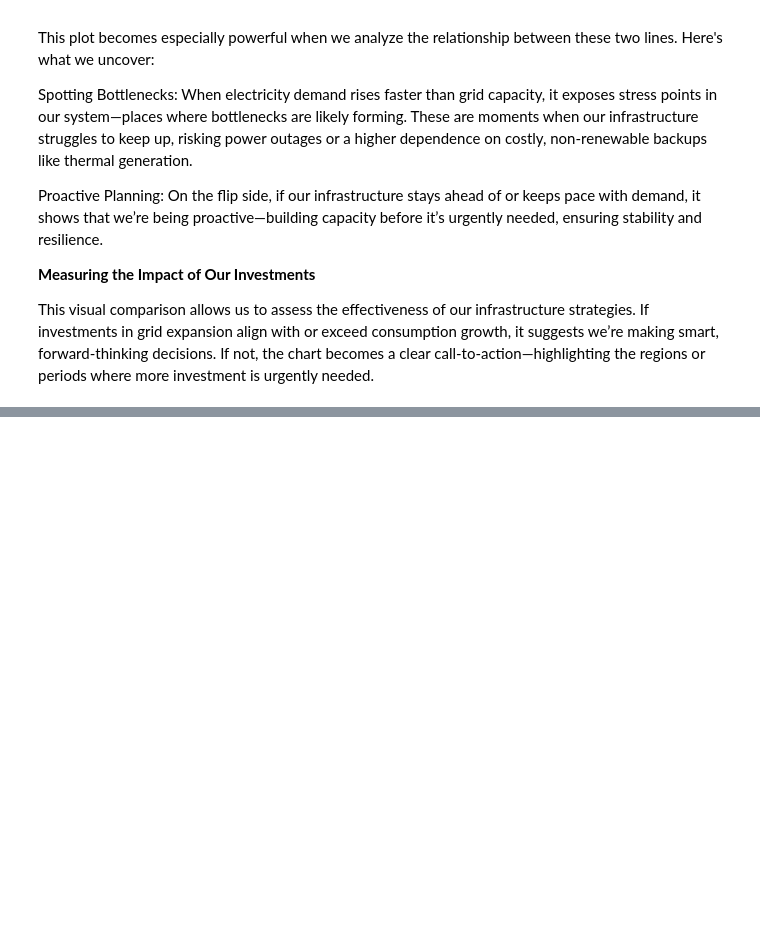
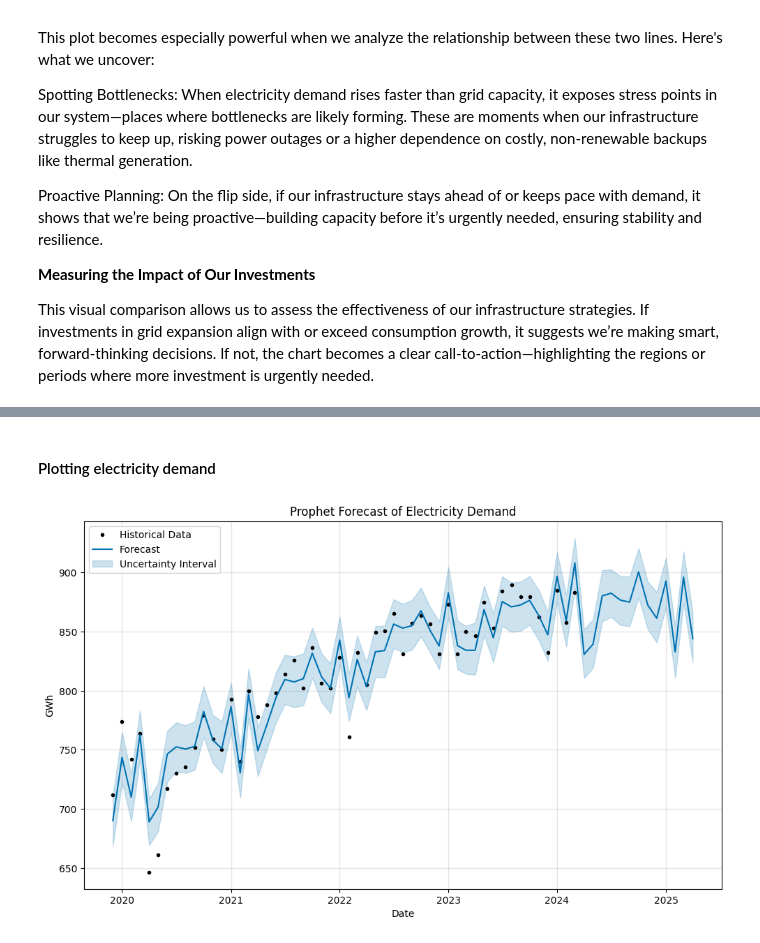
Before and after one commit to CarolN90/Renewable-Energy-Forecasting, a Jupyter notebook: Capstone_phase5.ipynb, the cells around one changed output, grey strips where cells are left out. Saved outputs shown, nothing was run; the diff lists cells and outputs as text; code cells hidden in the pictures; blank space fills up the shorter version.

Commit message:
added the models

```diff
--- a/Capstone_phase5.ipynb
+++ b/Capstone_phase5.ipynb
@@ -722,0 +816,10 @@ This visual comparison allows us to assess the effectiveness of our infrastructu
+# %%
+prophet_df = df.reset_index()[['Month', 'electricity_consumption_GWh']].rename(columns={
+    'Month': 'ds',
+    'electricity_consumption_GWh': 'y'
+})
+
+
+train_size = int(len(prophet_df) * 0.8)
+train_df = prophet_df.iloc[:train_size]
+test_df = prophet_df.iloc[train_size:]
@@ -722,0 +828,4 @@ This visual comparison allows us to assess the effectiveness of our infrastructu
+# %%
+
+model_prophet = Prophet()
+model_prophet.fit(train_df)
@@ -722,0 +838,5 @@ This visual comparison allows us to assess the effectiveness of our infrastructu
+# %%
+
+future = model_prophet.make_future_dataframe(periods=len(test_df), freq='MS')
+forecast_prophet = model_prophet.predict(future)
+forecast_prophet
@@ -722,0 +857,12 @@ This visual comparison allows us to assess the effectiveness of our infrastructu
+# %% [markdown]
+#### Plotting electricity demand
+# %%
+
+fig = model_prophet.plot(forecast_prophet)
+plt.title("Prophet Forecast of Electricity Demand")
+plt.xlabel("Date")
+plt.ylabel("GWh")
+plt.legend(['Historical Data', 'Forecast', 'Uncertainty Interval'], loc='upper left')
+plt.show()
+# %% [output]
+[figure, added]
```
Also changed, not shown: parts of 59 cells of this notebook, 3 other files.
